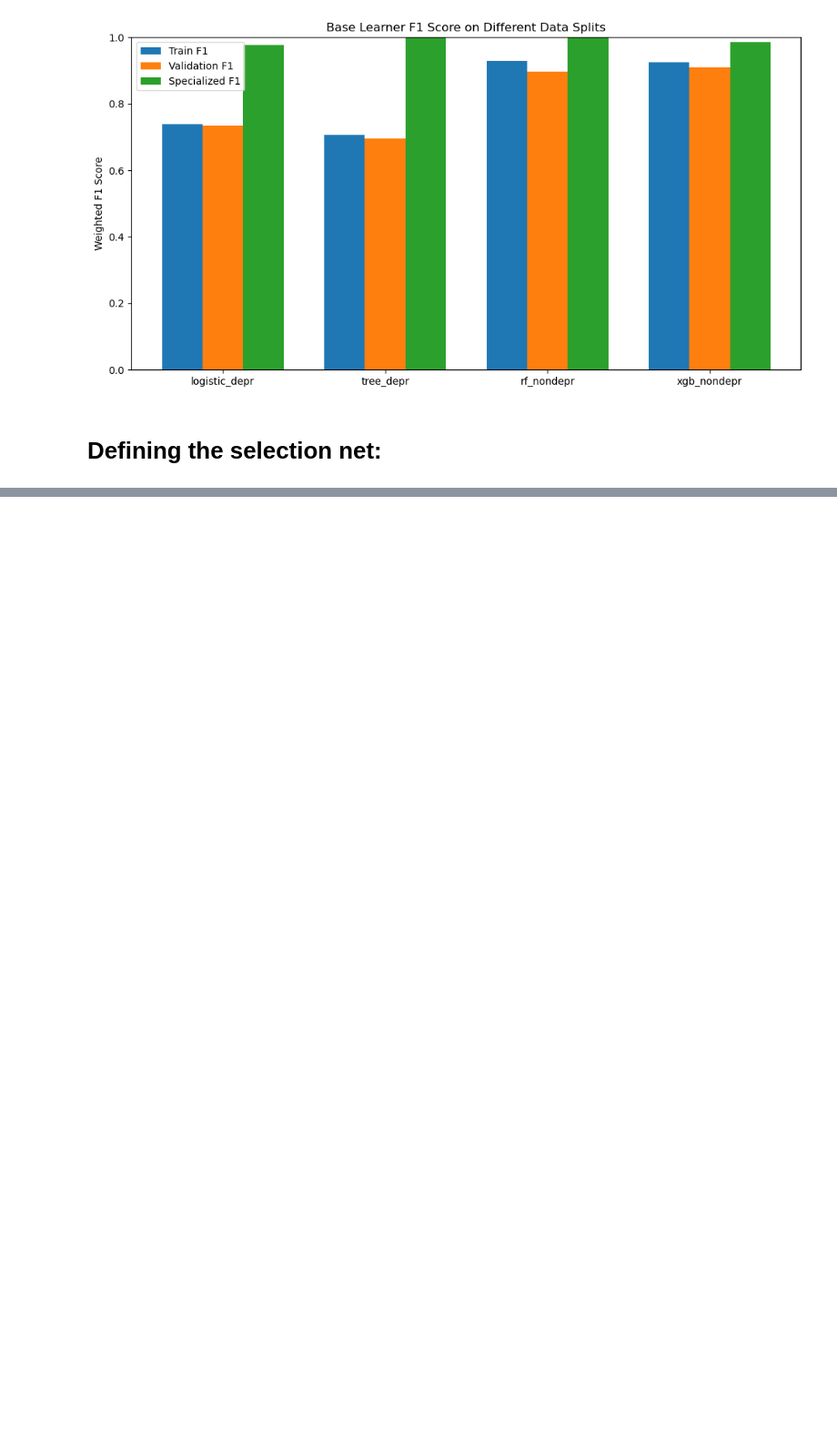
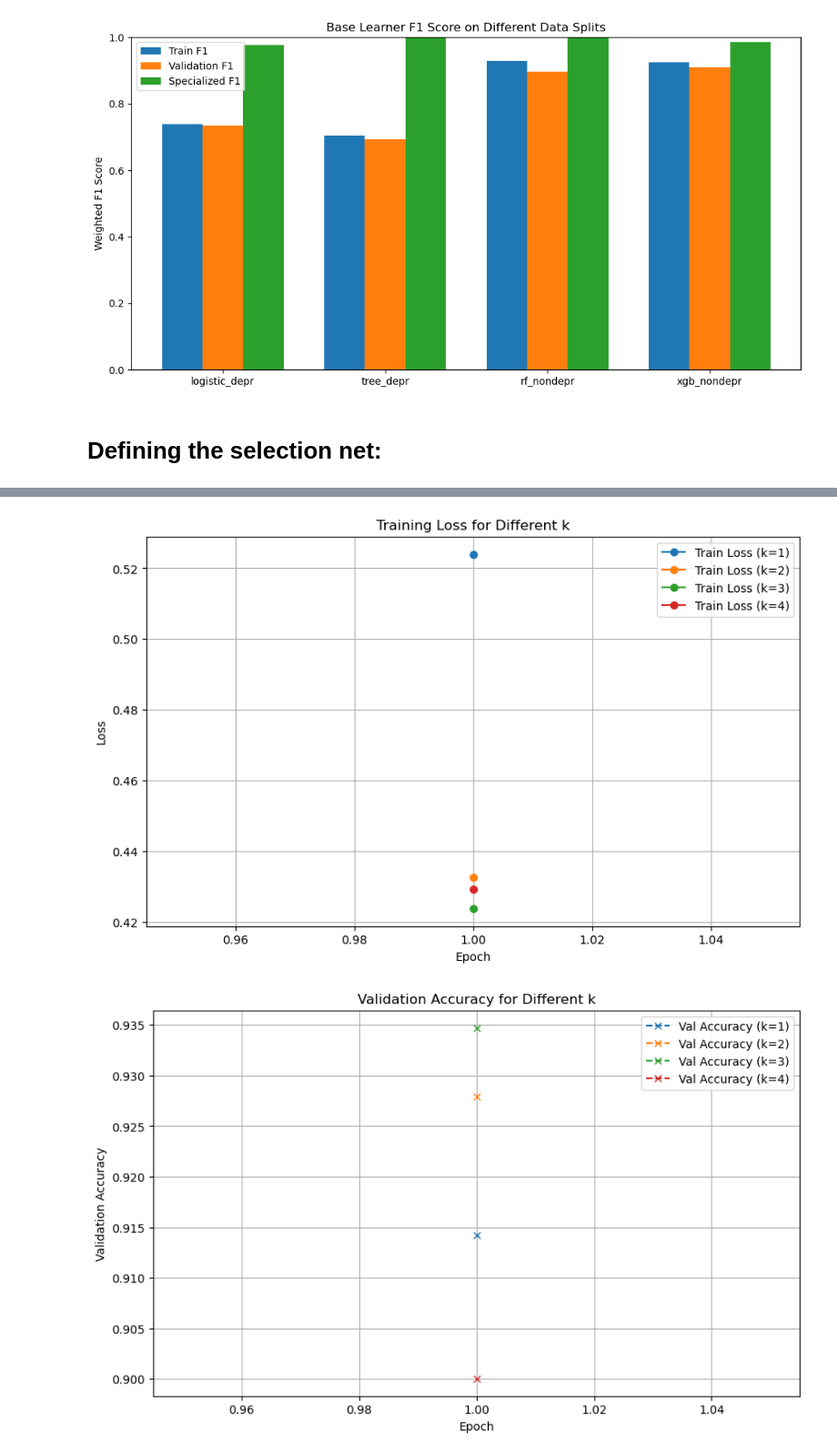
Before and after one commit to Brorby/Competition-Exploring-Mental-Health-Data, a Jupyter notebook: main.ipynb, the cells around one changed output, grey strips where cells are left out. Shown at 91% size. Cells and saved outputs as stored; diff of their text form; code cells hidden in the pictures; blank space fills up the shorter version.

```diff
--- a/main.ipynb
+++ b/main.ipynb
@@ -1271,7 +1258,7 @@ class KnapsackLayerFunction(torch.autograd.Function):
         grad_est /= m
         avg_mask = mask_total / m
 
-        # Optionally print for debugging:
+        # Uncomment these prints for debugging if needed:
         # print("Differentiable (avg) binary mask (first sample):", avg_mask[0])
         # print("Knapsack layer gradient estimate (first sample):", grad_est[0])
         # print("Knapsack layer gradient norm:", grad_est.norm().item())
@@ -1340,19 +1327,20 @@ def get_base_predictions(X, base_learners):
     return np.transpose(preds, (1, 0, 2))
 
 # ------------------------------
-# Training Function with Loss Recording and Saving Best Model
+# Training Function with Loss Recording and Saving Best Model Based on Validation Accuracy
 # ------------------------------
 def train_selection_net_record_losses(selection_net, base_learners, X_train, y_train, X_val, y_val,
                                        num_epochs=10, k=2, epsilon=0.1, m=10, batch_size=1):
     """
-    Trains the selection network and records training and validation losses.
-    Saves the model state with the best validation loss.
+    Trains the selection network and records training losses and validation accuracies.
+    Saves the model state with the highest validation accuracy.
 
     Returns:
       train_losses: list of average training losses per epoch
-      val_losses: list of validation losses per epoch
-      best_state: state dict of the best selection network (lowest val loss)
+      val_accuracies: list of validation accuracies per epoch
+      best_state: state dict of the best selection network (highest val accuracy)
     """
+    # Convert training and validation data to tensors.
     X_train_tensor = torch.tensor(X_train.values if hasattr(X_train, 'values') else X_train, dtype=torch.float32)
     y_train_tensor = torch.tensor(y_train.values if hasattr(y_train, 'values') else y_train, dtype=torch.long)
 
@@ -1370,9 +1358,9 @@ def train_selection_net_record_losses(selection_net, base_learners, X_train, y_t
 
     num_samples = X_train_tensor.size(0)
     train_losses = []
-    val_losses = []
+    val_accuracies = []
 
-    best_val_loss = float('inf')
+    best_val_accuracy = 0.0
     best_state = None
 
     for epoch in range(num_epochs):
@@ -1397,19 +1385,21 @@ def train_selection_net_record_losses(selection_net, base_learners, X_train, y_t
         avg_train_loss = epoch_loss / num_samples
         train_losses.append(avg_train_loss)
 
+        # Evaluate on validation set
         selection_net.eval()
         with torch.no_grad():
             val_ensemble_probs = ensemble_forward(selection_net, X_val_tensor, base_preds_tensor_val, k, epsilon, m)
-            val_loss = criterion(val_ensemble_probs, y_val_tensor).item()
-            val_losses.append(val_loss)
+            _, predicted = torch.max(val_ensemble_probs, 1)
+            val_accuracy = (predicted == y_val_tensor).float().mean().item()
+            val_accuracies.append(val_accuracy)
 
-        print(f"k={k}, Epoch {epoch+1}/{num_epochs}, Train Loss: {avg_train_loss:.4f}, Val Loss: {val_loss:.4f}")
+        print(f"k={k}, Epoch {epoch+1}/{num_epochs}, Train Loss: {avg_train_loss:.4f}, Val Accuracy: {val_accuracy:.4f}")
 
-        if val_loss < best_val_loss:
-            best_val_loss = val_loss
+        if val_accuracy > best_val_accuracy:
+            best_val_accuracy = val_accuracy
             best_state = copy.deepcopy(selection_net.state_dict())
 
-    return train_losses, val_losses, best_state
+    return train_losses, val_accuracies, best_state
 
 # ------------------------------
 # Example Setup and Training for Multiple k Values
@@ -1422,16 +1412,17 @@ feature_dim = 20      # Adjust as needed
 num_learners = 4
 num_classes = 2
 
-ks = [1, 2, 3,4]
-num_epochs = 3
+ks = [1, 2, 3, 4]
+num_epochs = 1
 epsilon = 0.1
 m = 1000
-batch_size = 356  # Adjust based on your dataset size
+batch_size = 256  # Adjust based on your dataset size
 
 # Dictionaries to store losses and best model states for each k.
 loss_results = {}
+accuracy_results = {}
 best_models = {}
-overall_best_val_loss = float('inf')
+overall_best_accuracy = 0.0
 overall_best_model = None
 overall_best_k = None
 
@@ -1439,35 +1430,45 @@ for k_val in ks:
     # Reinitialize a new selection network for each k to train from scratch.
     selection_net = SelectionNetwork(input_size=feature_dim, num_learners=num_learners)
     print(f"\nTraining for k = {k_val}")
-    train_losses, val_losses, best_state = train_selection_net_record_losses(
+    train_losses, val_accuracies, best_state = train_selection_net_record_losses(
         selection_net, specialized_learners, X_train, y_train, X_val, y_val,
         num_epochs=num_epochs, k=k_val, epsilon=epsilon, m=m, batch_size=batch_size
     )
-    loss_results[k_val] = {'train': train_losses, 'val': val_losses}
+    loss_results[k_val] = {'train': train_losses}
+    accuracy_results[k_val] = {'val': val_accuracies}
     best_models[k_val] = best_state
 
-    current_best_val_loss = min(val_losses)
-    if current_best_val_loss < overall_best_val_loss:
-        overall_best_val_loss = current_best_val_loss
+    current_best_val_accuracy = max(val_accuracies)
+    if current_best_val_accuracy > overall_best_accuracy:
+        overall_best_accuracy = current_best_val_accuracy
         overall_best_model = best_state
         overall_best_k = k_val
 
-print(f"\nOverall best validation loss: {overall_best_val_loss:.4f} achieved with k = {overall_best_k}")
+print(f"\nOverall best validation accuracy: {overall_best_accuracy:.4f} achieved with k = {overall_best_k}")
 # torch.save(overall_best_model, "best_selection_net_overall.pth")
-print("Best selection network across all k values saved to 'best_selection_net_overall.pth'.")
+# print("Best selection network across all k values saved to 'best_selection_net_overall.pth'.")
 
-# Plotting the Loss Curves for Each k
+# Plotting the Loss Curves and Validation Accuracy for Each k
 plt.figure(figsize=(10,6))
 for k_val in ks:
     epochs_range = range(1, num_epochs+1)
     plt.plot(epochs_range, loss_results[k_val]['train'], marker='o', label=f"Train Loss (k={k_val})")
-    plt.plot(epochs_range, loss_results[k_val]['val'], marker='x', linestyle='--', label=f"Val Loss (k={k_val})")
-
 plt.xlabel("Epoch")
 plt.ylabel("Loss")
-plt.title("Training and Validation Loss for Different k")
+plt.title("Training Loss for Different k")
 plt.legend()
 plt.grid(True)
 plt.show()
+
+plt.figure(figsize=(10,6))
+for k_val in ks:
+    epochs_range = range(1, num_epochs+1)
+    plt.plot(epochs_range, accuracy_results[k_val]['val'], marker='x', linestyle='--', label=f"Val Accuracy (k={k_val})")
+plt.xlabel("Epoch")
+plt.ylabel("Validation Accuracy")
+plt.title("Validation Accuracy for Different k")
+plt.legend()
+plt.grid(True)
+plt.show()
 # %% [output]
 Training for k = 1
@@ -1476,3 +1487,5 @@ k=1, Epoch 2/3, Train Loss: 0.5142, Val Loss: 0.5196
+[figure, added]
+[figure, added]
 # %%
 import numpy as np
 import torch
```
Also changed, not shown: parts of 4 cells of this notebook.
